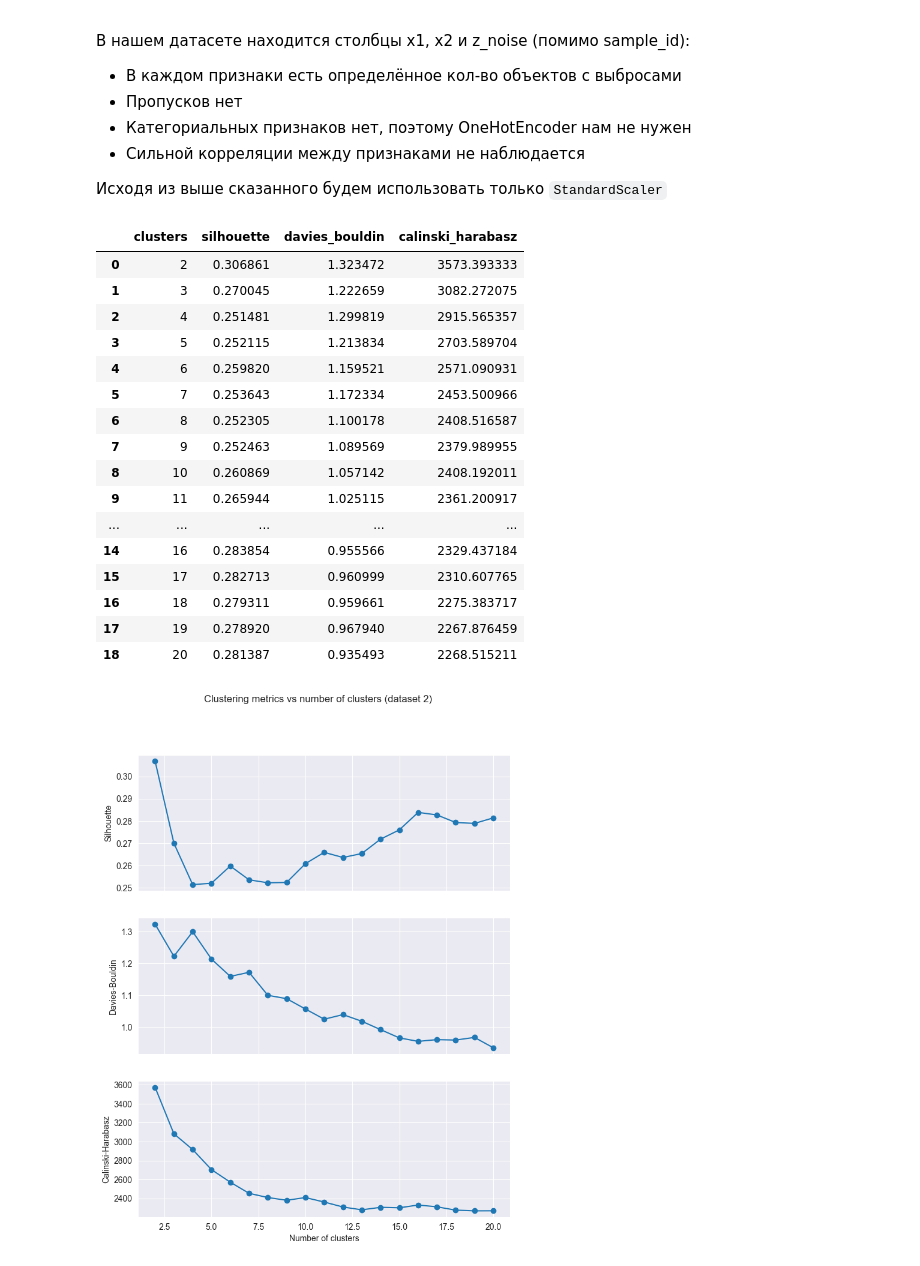
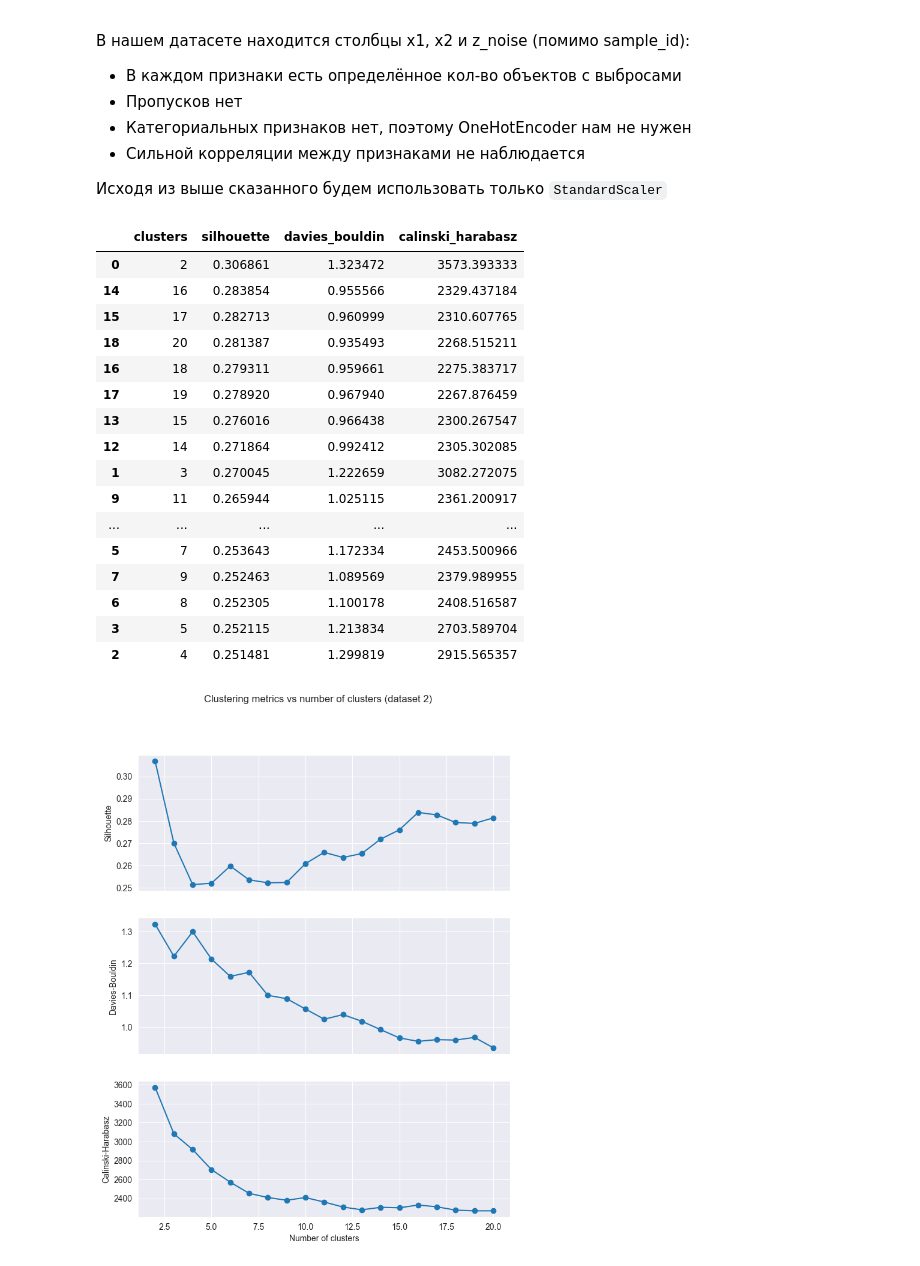
Before and after one commit to mazxal0/AI-Mirea-Course, a Jupyter notebook: homeworks/HW07/HW07.ipynb, the cells around one changed output. Cells and saved outputs as stored; diff of their text form; code cells hidden in the pictures.

```diff
--- a/homeworks/HW07/HW07.ipynb
+++ b/homeworks/HW07/HW07.ipynb
@@ -358,25 +359,25 @@ for k in k_vals:
     results.append((k, silhouette_score(X2_prepared, labels), davies_bouldin_score(X2_prepared, labels), calinski_harabasz_score(X2_prepared, labels)))
 # %%
 results = pd.DataFrame(results, columns=['clusters', 'silhouette', 'davies_bouldin', 'calinski_harabasz'])
-results
+results.sort_values('silhouette', ascending=False)
 # %% [output]
 |  | clusters | silhouette | davies_bouldin | calinski_harabasz |
 | 0 | 2 | 0.306861 | 1.323472 | 3573.393333 |
+| 14 | 16 | 0.283854 | 0.955566 | 2329.437184 |
+| 15 | 17 | 0.282713 | 0.960999 | 2310.607765 |
+| 18 | 20 | 0.281387 | 0.935493 | 2268.515211 |
+| 16 | 18 | 0.279311 | 0.959661 | 2275.383717 |
+| 17 | 19 | 0.278920 | 0.967940 | 2267.876459 |
+| 13 | 15 | 0.276016 | 0.966438 | 2300.267547 |
+| 12 | 14 | 0.271864 | 0.992412 | 2305.302085 |
 | 1 | 3 | 0.270045 | 1.222659 | 3082.272075 |
-| 2 | 4 | 0.251481 | 1.299819 | 2915.565357 |
-| 3 | 5 | 0.252115 | 1.213834 | 2703.589704 |
-| 4 | 6 | 0.259820 | 1.159521 | 2571.090931 |
-| 5 | 7 | 0.253643 | 1.172334 | 2453.500966 |
-| 6 | 8 | 0.252305 | 1.100178 | 2408.516587 |
-| 7 | 9 | 0.252463 | 1.089569 | 2379.989955 |
-| 8 | 10 | 0.260869 | 1.057142 | 2408.192011 |
 | 9 | 11 | 0.265944 | 1.025115 | 2361.200917 |
 | ... | ... | ... | ... | ... |
-| 14 | 16 | 0.283854 | 0.955566 | 2329.437184 |
-| 15 | 17 | 0.282713 | 0.960999 | 2310.607765 |
-| 16 | 18 | 0.279311 | 0.959661 | 2275.383717 |
-| 17 | 19 | 0.278920 | 0.967940 | 2267.876459 |
-| 18 | 20 | 0.281387 | 0.935493 | 2268.515211 |
+| 5 | 7 | 0.253643 | 1.172334 | 2453.500966 |
+| 7 | 9 | 0.252463 | 1.089569 | 2379.989955 |
+| 6 | 8 | 0.252305 | 1.100178 | 2408.516587 |
+| 3 | 5 | 0.252115 | 1.213834 | 2703.589704 |
+| 2 | 4 | 0.251481 | 1.299819 | 2915.565357 |
 # %%
 fig, axes = plt.subplots(3, 1, figsize=(8, 10), sharex=True)
 
```
Also changed, not shown: parts of 28 cells of this notebook, 7 other files.
